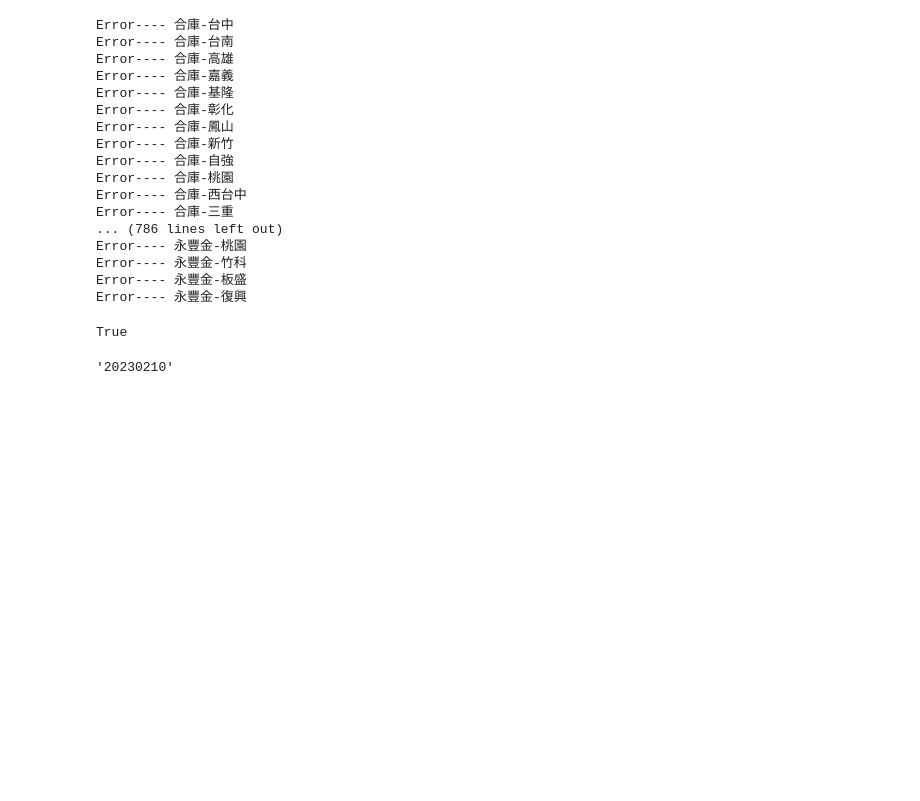
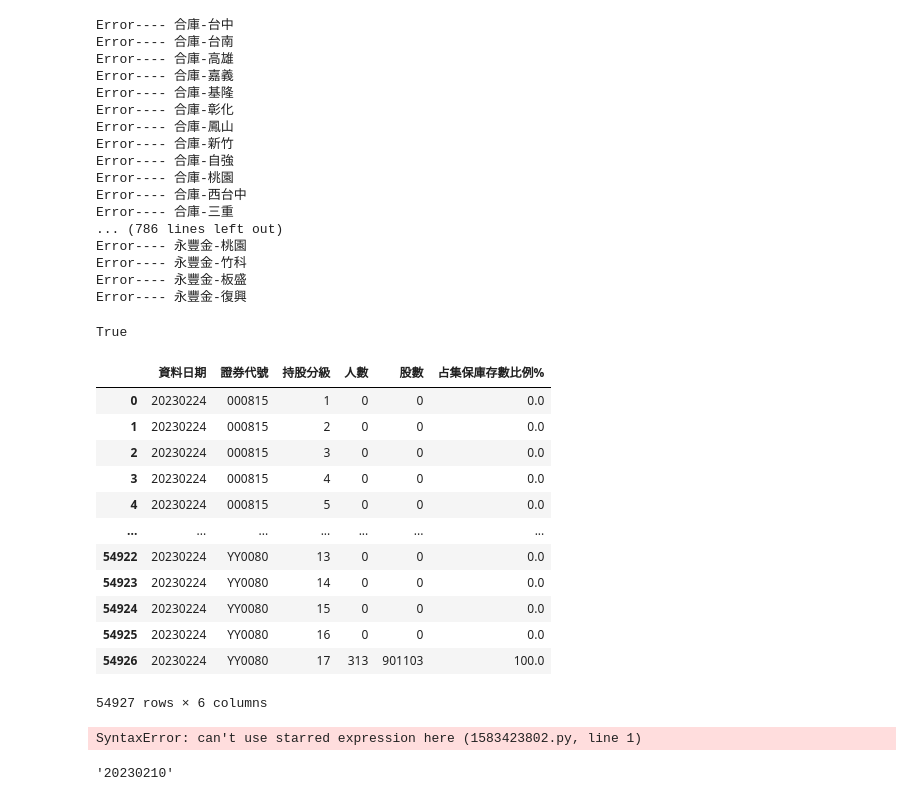
Before and after one commit to wenchinxie/Financial_data_crawler, a Jupyter notebook: mongo_test.ipynb, the cells around one changed output. Drawn from its saved outputs; the diff is of its cells as text; code cells hidden in the pictures; blank space fills up the shorter version.

```diff
--- a/mongo_test.ipynb
+++ b/mongo_test.ipynb
@@ -229,6 +229,29 @@ b.com.tw/z/zg/zgb/zgb0.djhtm?a=6160&b=6165
 '779J'.isalpha()
 # %% [output]
 True
+# %%
+import pandas as pd
+test = pd.read_csv(r'https://opendata.tdcc.com.tw/getOD.ashx?id=1-5')
+# %%
+test.to_dict(orient="records")
+# %% [output]
+|  | 資料日期 | 證券代號 | 持股分級 | 人數 | 股數 | 占集保庫存數比例% |
+| 0 | 20230224 | 000815 | 1 | 0 | 0 | 0.0 |
+| 1 | 20230224 | 000815 | 2 | 0 | 0 | 0.0 |
+| 2 | 20230224 | 000815 | 3 | 0 | 0 | 0.0 |
+| 3 | 20230224 | 000815 | 4 | 0 | 0 | 0.0 |
+| 4 | 20230224 | 000815 | 5 | 0 | 0 | 0.0 |
+| ... | ... | ... | ... | ... | ... | ... |
+| 54922 | 20230224 | YY0080 | 13 | 0 | 0 | 0.0 |
+| 54923 | 20230224 | YY0080 | 14 | 0 | 0 | 0.0 |
+| 54924 | 20230224 | YY0080 | 15 | 0 | 0 | 0.0 |
+| 54925 | 20230224 | YY0080 | 16 | 0 | 0 | 0.0 |
+| 54926 | 20230224 | YY0080 | 17 | 313 | 901103 | 100.0 |
+54927 rows × 6 columns
+# %%
+*['LEVEL']
+# %% [output]
+SyntaxError: can't use starred expression here (1583423802.py, line 1)
 # %%
 from bs4 import BeautifulSoup
 import re
```
Also changed, not shown: 4 other files.
